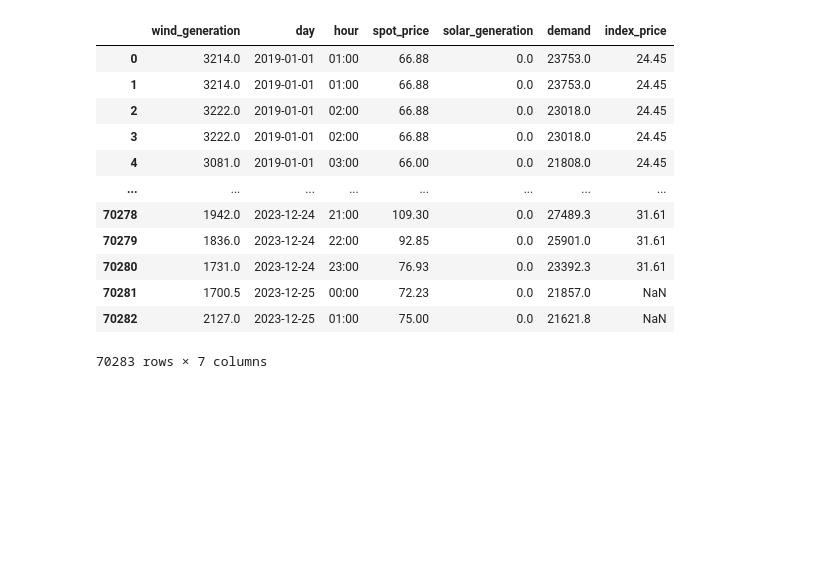
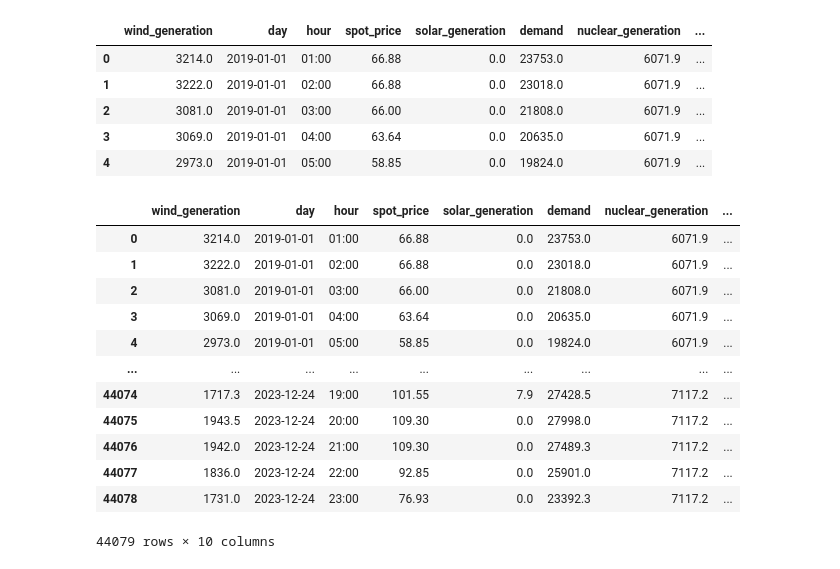
Before and after one commit to adebu/Day-Ahead-Market-Price-Forecast, a Jupyter notebook: price_analysis.ipynb, the cells around one changed output. Cells and saved outputs as stored; diff of their text form; code cells hidden in the pictures; blank space fills up the shorter version.

```diff
--- a/price_analysis.ipynb
+++ b/price_analysis.ipynb
@@ -47,6 +47,15 @@ SELECT * from demand
 demand = pd.read_sql_query(temp_df, conn)
 demand.rename(columns={'value': 'demand'}, inplace=True)
 
+# Your SQL query
+temp_df = '''
+SELECT * from nuclear
+'''
+
+# Read SQL query result into a DataFrame
+nuclear = pd.read_sql_query(temp_df, conn)
+nuclear.rename(columns={'value': 'nuclear_generation'}, inplace=True)
+
 # SQL query
 temp_df = '''
 SELECT * from gas_data
@@ -64,22 +73,16 @@ conn.close()
 # %%
 df=wind.merge(spot_price, left_on=['day', 'hour'], right_on=['day', 'hour']) \
         .merge(solar, left_on=['day', 'hour'], right_on=['day', 'hour']) \
         .merge(demand, left_on=['day', 'hour'], right_on=['day', 'hour']) \
+        .merge(nuclear, left_on=['day', 'hour'], right_on=['day', 'hour']) \
         .merge(gas_data, left_on=['day'], right_on=['delivery_day'])\
         .drop('delivery_day', axis=1)
 
-df
+df.head(5)
 # %% [output]
-|  | wind_generation | day | hour | spot_price | solar_generation | demand | index_price |
-| 0 | 3214.0 | 2019-01-01 | 01:00 | 66.88 | 0.0 | 23753.0 | 24.45 |
-| 1 | 3214.0 | 2019-01-01 | 01:00 | 66.88 | 0.0 | 23753.0 | 24.45 |
-| 2 | 3222.0 | 2019-01-01 | 02:00 | 66.88 | 0.0 | 23018.0 | 24.45 |
-| 3 | 3222.0 | 2019-01-01 | 02:00 | 66.88 | 0.0 | 23018.0 | 24.45 |
-| 4 | 3081.0 | 2019-01-01 | 03:00 | 66.00 | 0.0 | 21808.0 | 24.45 |
-| ... | ... | ... | ... | ... | ... | ... | ... |
-| 70278 | 1942.0 | 2023-12-24 | 21:00 | 109.30 | 0.0 | 27489.3 | 31.61 |
-| 70279 | 1836.0 | 2023-12-24 | 22:00 | 92.85 | 0.0 | 25901.0 | 31.61 |
-| 70280 | 1731.0 | 2023-12-24 | 23:00 | 76.93 | 0.0 | 23392.3 | 31.61 |
-| 70281 | 1700.5 | 2023-12-25 | 00:00 | 72.23 | 0.0 | 21857.0 | NaN |
-| 70282 | 2127.0 | 2023-12-25 | 01:00 | 75.00 | 0.0 | 21621.8 | NaN |
+|  | wind_generation | day | hour | spot_price | solar_generation | demand | nuclear_generation | ... |
+| 0 | 3214.0 | 2019-01-01 | 01:00 | 66.88 | 0.0 | 23753.0 | 6071.9 | ... |
+| 1 | 3222.0 | 2019-01-01 | 02:00 | 66.88 | 0.0 | 23018.0 | 6071.9 | ... |
+| 2 | 3081.0 | 2019-01-01 | 03:00 | 66.00 | 0.0 | 21808.0 | 6071.9 | ... |
+| 3 | 3069.0 | 2019-01-01 | 04:00 | 63.64 | 0.0 | 20635.0 | 6071.9 | ... |
+| 4 | 2973.0 | 2019-01-01 | 05:00 | 58.85 | 0.0 | 19824.0 | 6071.9 | ... |
-70283 rows × 7 columns
@@ -86,2 +99,17 @@ df
 # %%
 df = df.dropna()
+df
+# %% [output]
+|  | wind_generation | day | hour | spot_price | solar_generation | demand | nuclear_generation | ... |
+| 0 | 3214.0 | 2019-01-01 | 01:00 | 66.88 | 0.0 | 23753.0 | 6071.9 | ... |
+| 1 | 3222.0 | 2019-01-01 | 02:00 | 66.88 | 0.0 | 23018.0 | 6071.9 | ... |
+| 2 | 3081.0 | 2019-01-01 | 03:00 | 66.00 | 0.0 | 21808.0 | 6071.9 | ... |
+| 3 | 3069.0 | 2019-01-01 | 04:00 | 63.64 | 0.0 | 20635.0 | 6071.9 | ... |
+| 4 | 2973.0 | 2019-01-01 | 05:00 | 58.85 | 0.0 | 19824.0 | 6071.9 | ... |
+| ... | ... | ... | ... | ... | ... | ... | ... | ... |
+| 44074 | 1717.3 | 2023-12-24 | 19:00 | 101.55 | 7.9 | 27428.5 | 7117.2 | ... |
+| 44075 | 1943.5 | 2023-12-24 | 20:00 | 109.30 | 0.0 | 27998.0 | 7117.2 | ... |
+| 44076 | 1942.0 | 2023-12-24 | 21:00 | 109.30 | 0.0 | 27489.3 | 7117.2 | ... |
+| 44077 | 1836.0 | 2023-12-24 | 22:00 | 92.85 | 0.0 | 25901.0 | 7117.2 | ... |
+| 44078 | 1731.0 | 2023-12-24 | 23:00 | 76.93 | 0.0 | 23392.3 | 7117.2 | ... |
+44079 rows × 10 columns
```
Also changed, not shown: parts of 26 cells of this notebook.
